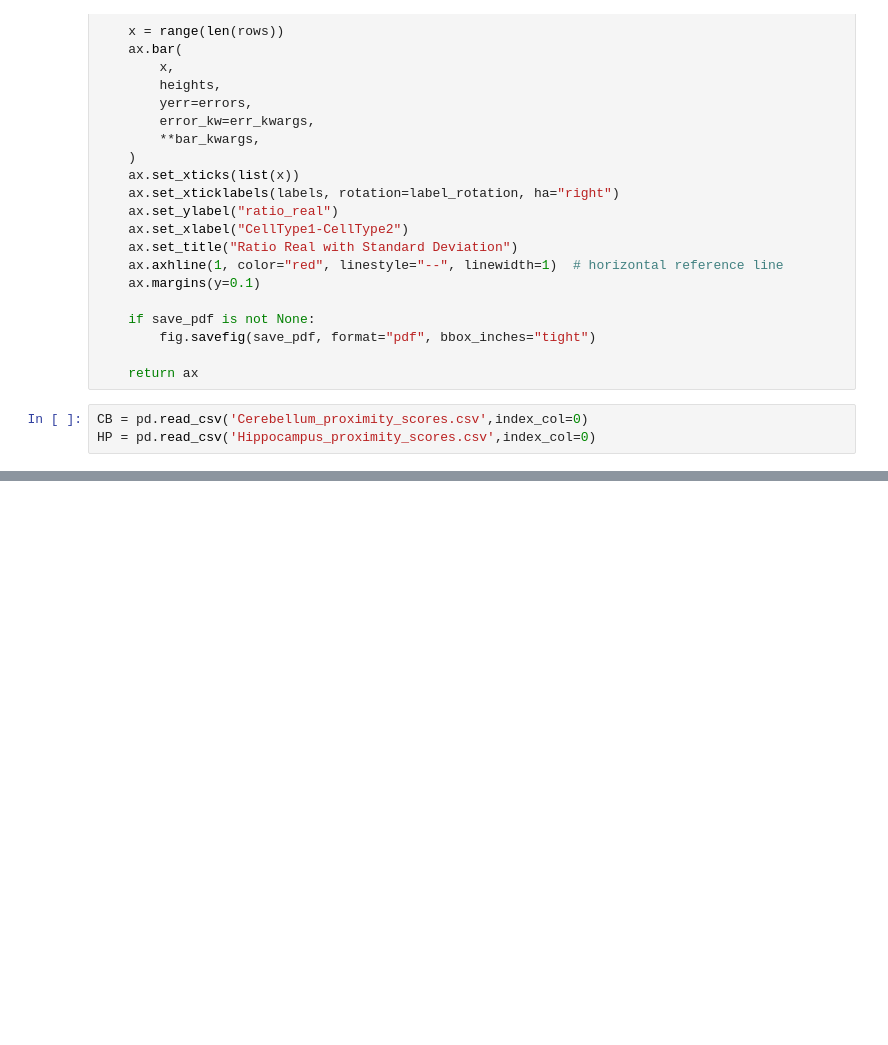
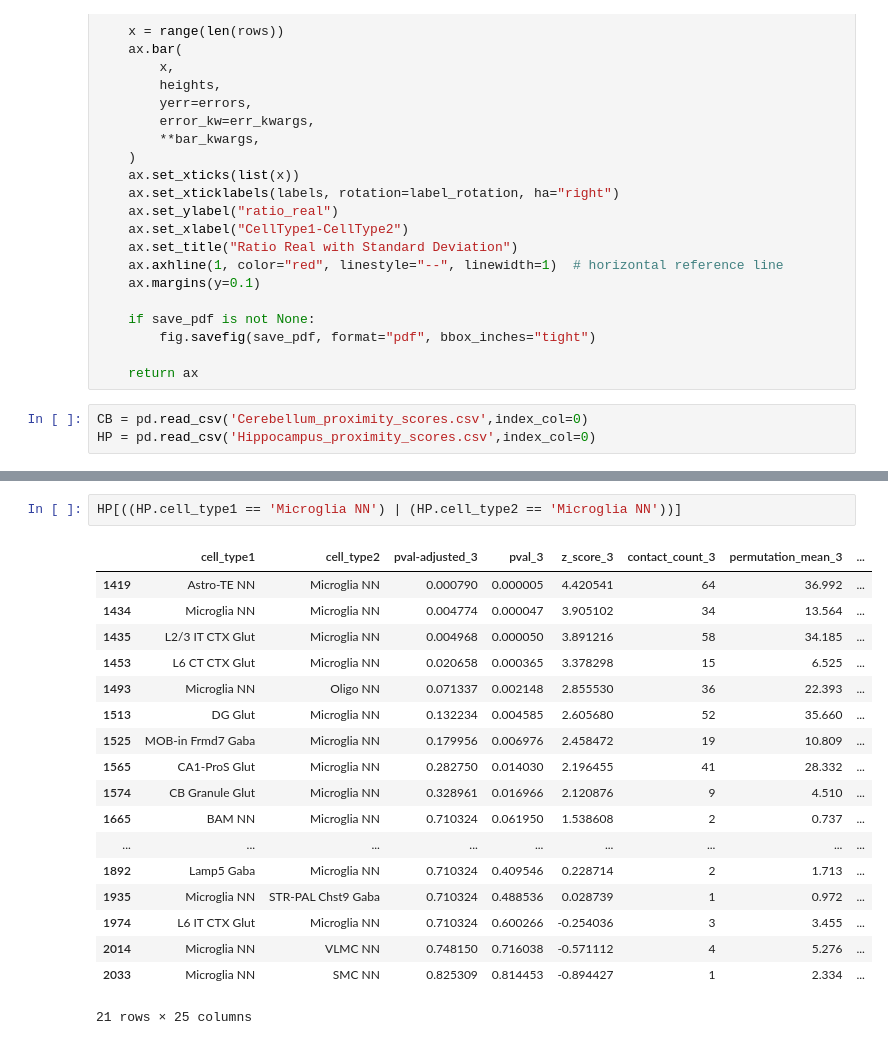
Before and after one commit to doughenze/Aging_CB, a Jupyter notebook: MERFISH/03_plot_proximity.ipynb, the cells around one changed output, grey strips where cells are left out. Drawn from its saved outputs; the diff is of its cells as text; blank space fills up the shorter version.

```diff
--- a/MERFISH/03_plot_proximity.ipynb
+++ b/MERFISH/03_plot_proximity.ipynb
@@ -139,0 +140,21 @@ add_fdr_column(HP, inplace=True, method="fdr_by")
+# %%
+HP[((HP.cell_type1 == 'Microglia NN') | (HP.cell_type2 == 'Microglia NN'))]
+# %% [output]
+|  | cell_type1 | cell_type2 | pval-adjusted_3 | pval_3 | z_score_3 | contact_count_3 | permutation_mean_3 | ... |
+| 1419 | Astro-TE NN | Microglia NN | 0.000790 | 0.000005 | 4.420541 | 64 | 36.992 | ... |
+| 1434 | Microglia NN | Microglia NN | 0.004774 | 0.000047 | 3.905102 | 34 | 13.564 | ... |
+| 1435 | L2/3 IT CTX Glut | Microglia NN | 0.004968 | 0.000050 | 3.891216 | 58 | 34.185 | ... |
+| 1453 | L6 CT CTX Glut | Microglia NN | 0.020658 | 0.000365 | 3.378298 | 15 | 6.525 | ... |
+| 1493 | Microglia NN | Oligo NN | 0.071337 | 0.002148 | 2.855530 | 36 | 22.393 | ... |
+| 1513 | DG Glut | Microglia NN | 0.132234 | 0.004585 | 2.605680 | 52 | 35.660 | ... |
+| 1525 | MOB-in Frmd7 Gaba | Microglia NN | 0.179956 | 0.006976 | 2.458472 | 19 | 10.809 | ... |
+| 1565 | CA1-ProS Glut | Microglia NN | 0.282750 | 0.014030 | 2.196455 | 41 | 28.332 | ... |
+| 1574 | CB Granule Glut | Microglia NN | 0.328961 | 0.016966 | 2.120876 | 9 | 4.510 | ... |
+| 1665 | BAM NN | Microglia NN | 0.710324 | 0.061950 | 1.538608 | 2 | 0.737 | ... |
+| ... | ... | ... | ... | ... | ... | ... | ... | ... |
+| 1892 | Lamp5 Gaba | Microglia NN | 0.710324 | 0.409546 | 0.228714 | 2 | 1.713 | ... |
+| 1935 | Microglia NN | STR-PAL Chst9 Gaba | 0.710324 | 0.488536 | 0.028739 | 1 | 0.972 | ... |
+| 1974 | L6 IT CTX Glut | Microglia NN | 0.710324 | 0.600266 | -0.254036 | 3 | 3.455 | ... |
+| 2014 | Microglia NN | VLMC NN | 0.748150 | 0.716038 | -0.571112 | 4 | 5.276 | ... |
+| 2033 | Microglia NN | SMC NN | 0.825309 | 0.814453 | -0.894427 | 1 | 2.334 | ... |
+21 rows × 25 columns
```
Also changed, not shown: parts of 4 cells of this notebook, 7 other files.
